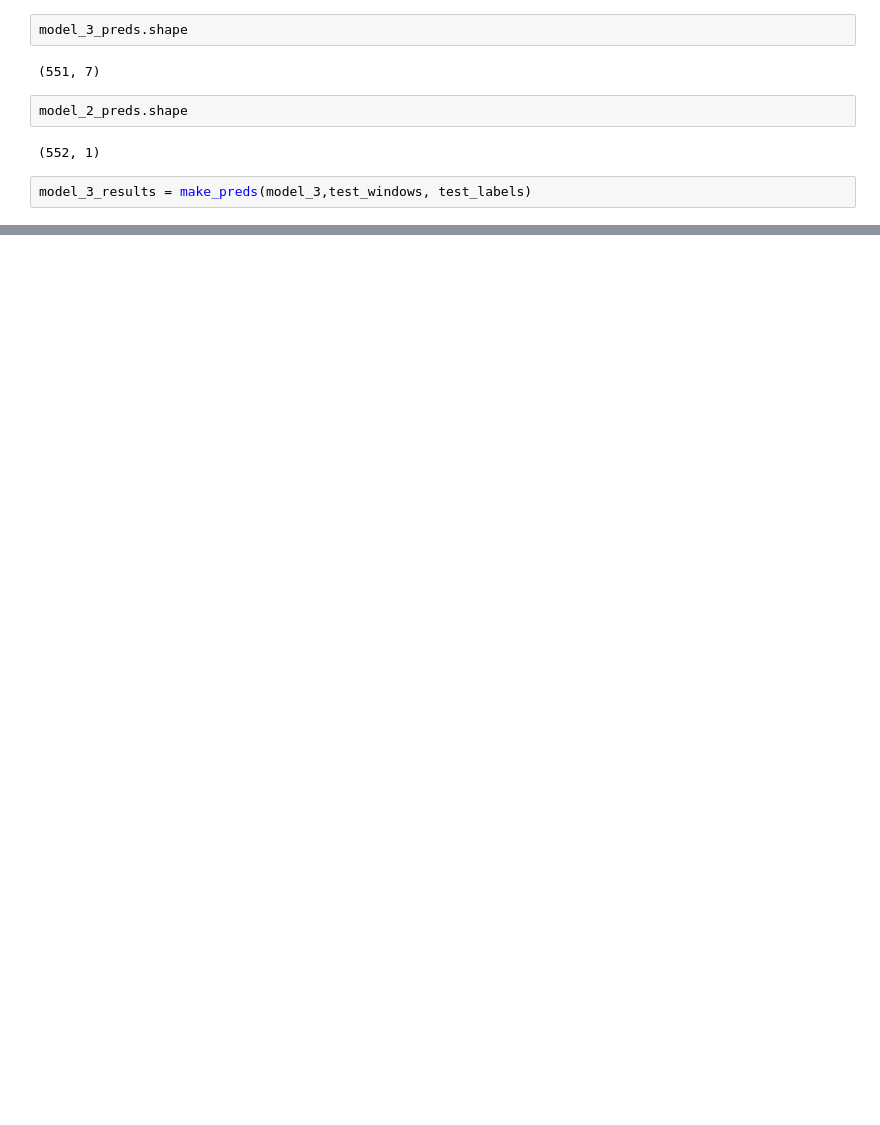
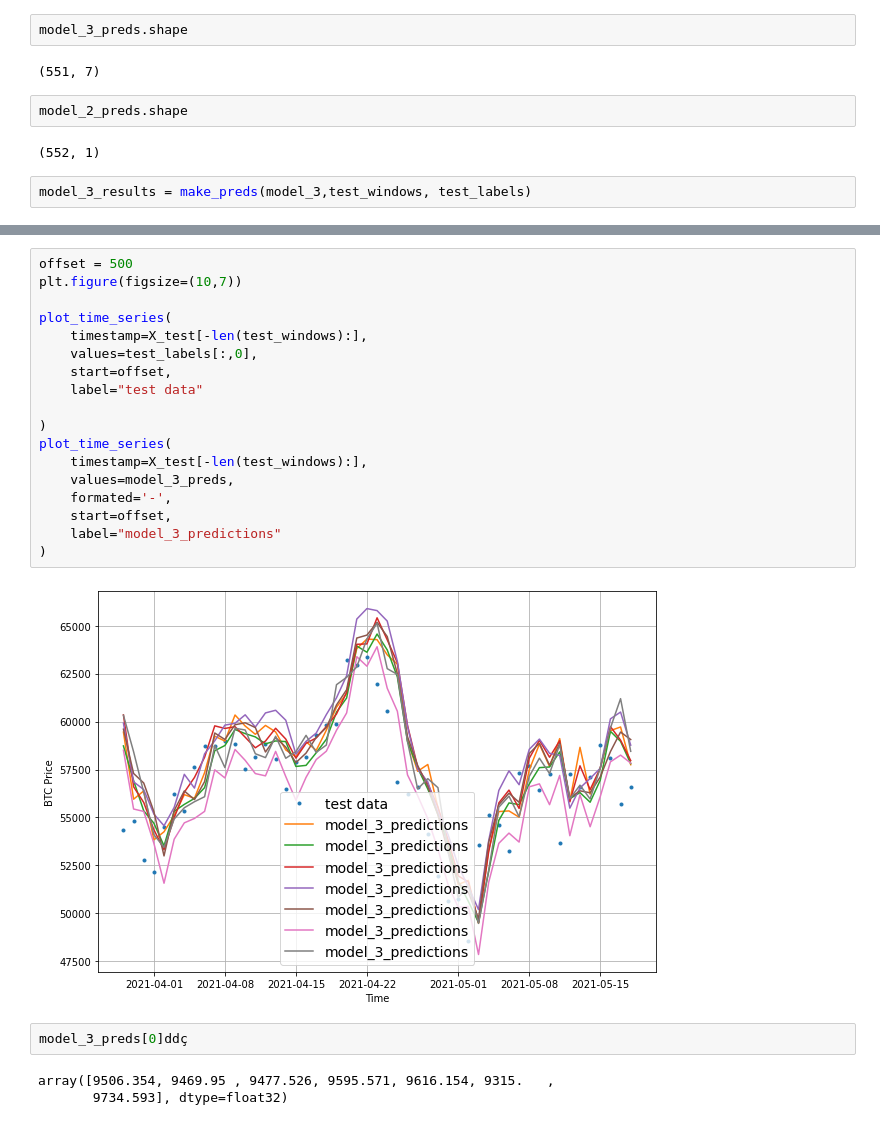
Before and after one commit to johanneseder711/Bitpredict, a Jupyter notebook: MilestoneProject_Bitpredict.ipynb, the cells around one changed output, grey strips where cells are left out. Saved outputs shown, nothing was run; the diff lists cells and outputs as text; blank space fills up the shorter version.

```diff
--- a/MilestoneProject_Bitpredict.ipynb
+++ b/MilestoneProject_Bitpredict.ipynb
@@ -667,0 +670,25 @@ model_3_results
+# %%
+offset = 500
+plt.figure(figsize=(10,7))
+
+plot_time_series(
+    timestamp=X_test[-len(test_windows):],
+    values=test_labels[:,0],
+    start=offset,
+    label="test data"
+
+)
+plot_time_series(
+    timestamp=X_test[-len(test_windows):],
+    values=model_3_preds,
+    formated='-',
+    start=offset,
+    label="model_3_predictions"
+)
+# %% [output]
+[figure, added]
+# %%
+model_3_preds[0]ddç
+# %% [output]
+array([9506.354, 9469.95 , 9477.526, 9595.571, 9616.154, 9315.   ,
+       9734.593], dtype=float32)
```
Also changed, not shown: parts of 22 cells of this notebook, 12 other files.
